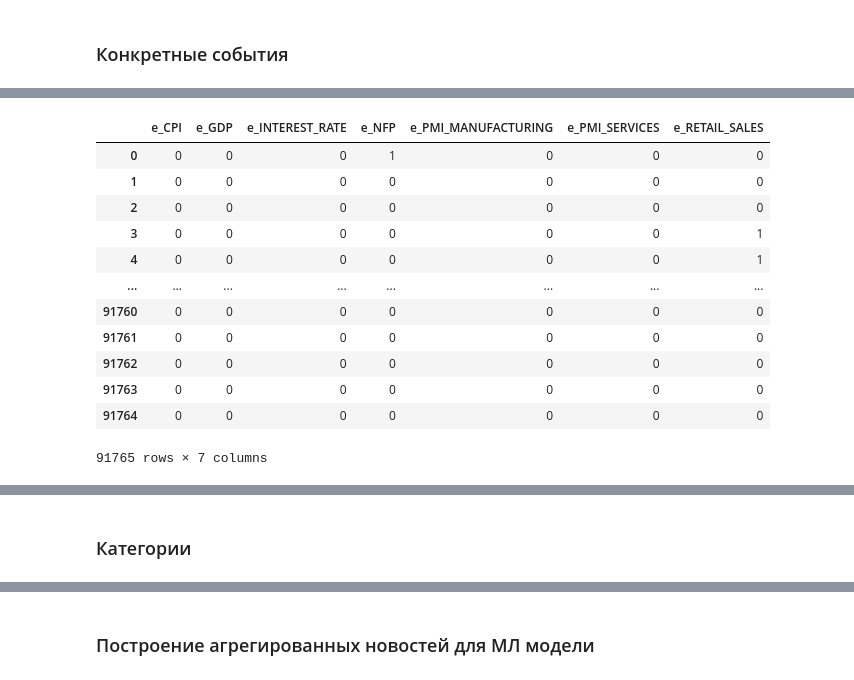
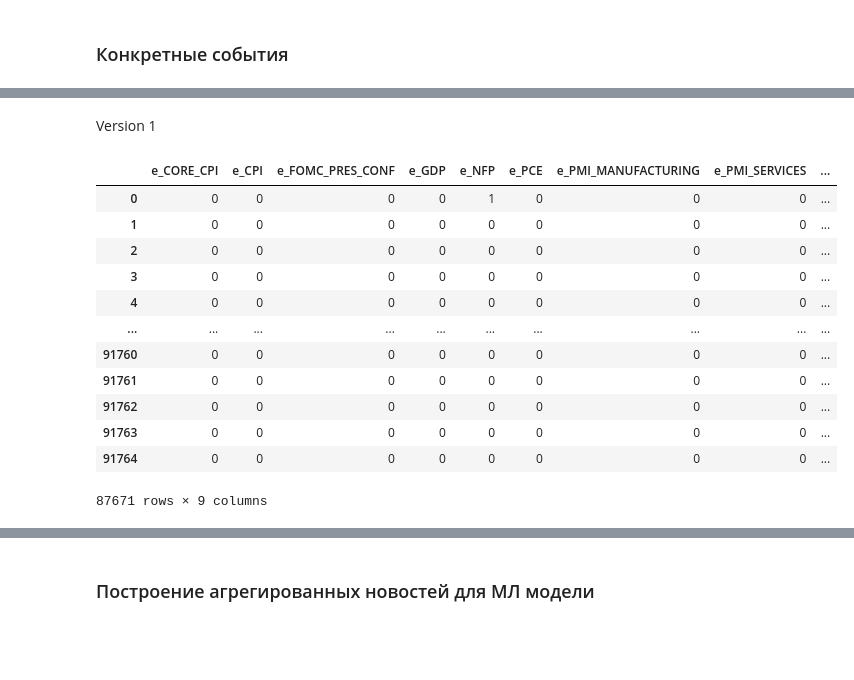
Before and after one commit to ppetrushenkov/fx_news_bot, a Jupyter notebook: notebooks/train_model_pipeline_nb.ipynb, the cells around one changed output, grey strips where cells are left out. Drawn from its saved outputs; the diff is of its cells as text; code cells hidden in the pictures; blank space fills up the shorter version.

```diff
--- a/notebooks/train_model_pipeline_nb.ipynb
+++ b/notebooks/train_model_pipeline_nb.ipynb
@@ -200,7 +342,7 @@ def classify_news(title: str):
 
     return max(scores, key=scores.get)
 # %%
-news['class'] = news['indicator'].astype(str).progress_apply(classify_news)
+news['class'] = news['comment'].astype(str).progress_apply(classify_news)
 # %%
 news['class'].value_counts()  # title
 # %% [output]
@@ -221 +363,4 @@ CB_SPEECH             1251
 Name: count, dtype: int64
+# %%
+dummy_categories = pd.get_dummies(news['class'], prefix='cat').drop(['cat_OTHER'], axis=1).astype(int)
+dummy_categories.head()
@@ -272,22 +489,51 @@ def get_specific_event_type(title: str) -> str:
+# %% [markdown]
+Version 1
+# %%
+def get_specific_event_type(title: str) -> str:
+    t = title.lower()
+
+    if "non farm" in t or "nonfarm" in t:
+        return "NFP"
+    if "cpi" in t and "core" in t:
+        return "CORE_CPI"
+    if "cpi" in t:
+        return "CPI"
+    if "pce" in t:
+        return "PCE"
+    if "fomc" in t and "rate" in t:
+        return "FOMC_RATE"
+    if "fomc" in t and "press" in t:
+        return "FOMC_PRES_CONF"
+    if "pmi" in t and "manufacturing" in t:
+        return "PMI_MANUFACTURING"
+    if "pmi" in t and "services" in t:
+        return "PMI_SERVICES"
+    if "gdp" in t:
+        return "GDP"
+    if "retail" in t:
+        return "RETAIL_SALES"
+
+    return "OTHER"
 # %%
-news['event_type'] = news['indicator'].apply(get_specific_event_type)
+# news['event_type'] = news['indicator'].apply(get_specific_event_type)
+news['event_type'] = news['title'].apply(get_specific_event_type)
 # %%
-dummy_events = pd.get_dummies(news['event_type'], prefix='e').astype(int).drop(['e_OTHER', 'e_CPI_CORE'], axis=1)
+dummy_events = pd.get_dummies(news['event_type'], prefix='e').astype(int).drop(['e_OTHER'], axis=1)
 dummy_events
 # %% [output]
-|  | e_CPI | e_GDP | e_INTEREST_RATE | e_NFP | e_PMI_MANUFACTURING | e_PMI_SERVICES | e_RETAIL_SALES |
-| 0 | 0 | 0 | 0 | 1 | 0 | 0 | 0 |
-| 1 | 0 | 0 | 0 | 0 | 0 | 0 | 0 |
-| 2 | 0 | 0 | 0 | 0 | 0 | 0 | 0 |
-| 3 | 0 | 0 | 0 | 0 | 0 | 0 | 1 |
-| 4 | 0 | 0 | 0 | 0 | 0 | 0 | 1 |
-| ... | ... | ... | ... | ... | ... | ... | ... |
-| 91760 | 0 | 0 | 0 | 0 | 0 | 0 | 0 |
-| 91761 | 0 | 0 | 0 | 0 | 0 | 0 | 0 |
-| 91762 | 0 | 0 | 0 | 0 | 0 | 0 | 0 |
-| 91763 | 0 | 0 | 0 | 0 | 0 | 0 | 0 |
-| 91764 | 0 | 0 | 0 | 0 | 0 | 0 | 0 |
+|  | e_CORE_CPI | e_CPI | e_FOMC_PRES_CONF | e_GDP | e_NFP | e_PCE | e_PMI_MANUFACTURING | e_PMI_SERVICES | ... |
+| 0 | 0 | 0 | 0 | 0 | 1 | 0 | 0 | 0 | ... |
+| 1 | 0 | 0 | 0 | 0 | 0 | 0 | 0 | 0 | ... |
+| 2 | 0 | 0 | 0 | 0 | 0 | 0 | 0 | 0 | ... |
+| 3 | 0 | 0 | 0 | 0 | 0 | 0 | 0 | 0 | ... |
+| 4 | 0 | 0 | 0 | 0 | 0 | 0 | 0 | 0 | ... |
+| ... | ... | ... | ... | ... | ... | ... | ... | ... | ... |
+| 91760 | 0 | 0 | 0 | 0 | 0 | 0 | 0 | 0 | ... |
+| 91761 | 0 | 0 | 0 | 0 | 0 | 0 | 0 | 0 | ... |
+| 91762 | 0 | 0 | 0 | 0 | 0 | 0 | 0 | 0 | ... |
+| 91763 | 0 | 0 | 0 | 0 | 0 | 0 | 0 | 0 | ... |
+| 91764 | 0 | 0 | 0 | 0 | 0 | 0 | 0 | 0 | ... |
-91765 rows × 7 columns
+87671 rows × 9 columns
 # %%
 news = pd.concat([news, dummy_events], axis=1)
 news.head()
@@ -298,5 +544,3 @@ news.head()
 | 2 | 2013-01-06T13:00:00.000Z | EUR | -1 | Inflation Rate MoM Flash | Inflation Rate Mom | DE | prce | NaN | NaN | 0.2 | ... |
 | 3 | 2013-01-17T09:30:00.000Z | GBP | -1 | Retail Sales ex Fuel MoM | Retail Sales Ex Fuel | GB | cnsm | NaN | NaN | NaN | ... |
 | 4 | 2013-01-17T09:30:00.000Z | GBP | -1 | Retail Sales ex Fuel YoY | Retail Sales Ex Fuel | GB | cnsm | NaN | NaN | NaN | ... |
-# %% [markdown]
-### Категории
```
Also changed, not shown: parts of 74 cells of this notebook, 4 other files.
